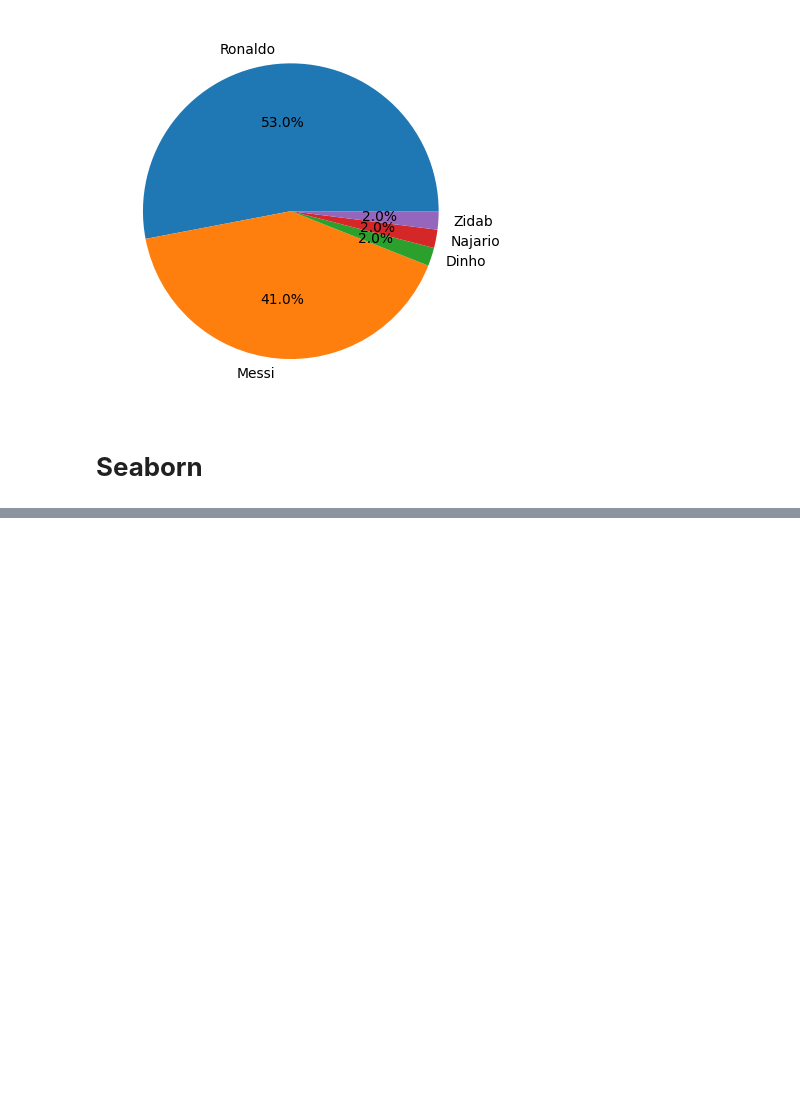
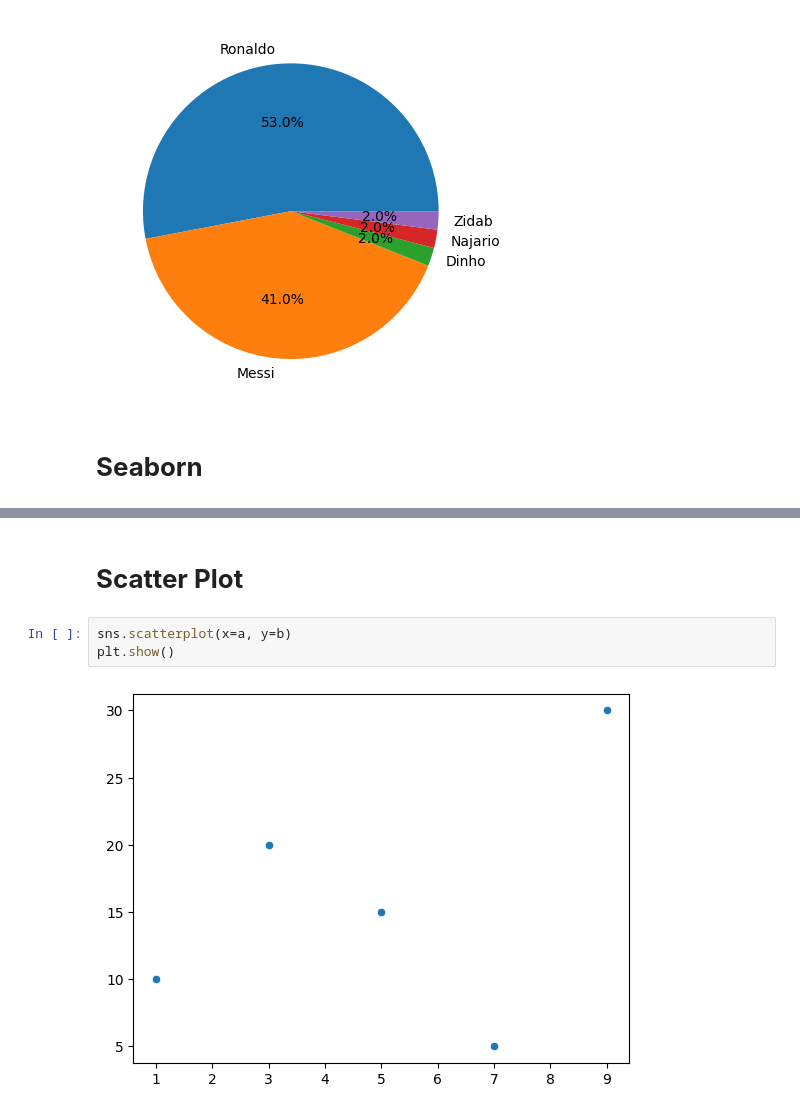
Before and after one commit to AbirHasanRawvy/Data-Analyst-BasicToAdvance, a Jupyter notebook: Paython/Class_26_Visualization.ipynb, the cells around one changed output, grey strips where cells are left out. Saved outputs shown, nothing was run; the diff lists cells and outputs as text; blank space fills up the shorter version.

```diff
--- a/Paython/Class_26_Visualization.ipynb
+++ b/Paython/Class_26_Visualization.ipynb
@@ -61,0 +74,7 @@ plt.show()
+# %% [markdown]
+# **Scatter Plot**
+# %%
+sns.scatterplot(x=a, y=b)
+plt.show()
+# %% [output]
+[figure, added]
```
Also changed, not shown: parts of 9 cells of this notebook.
